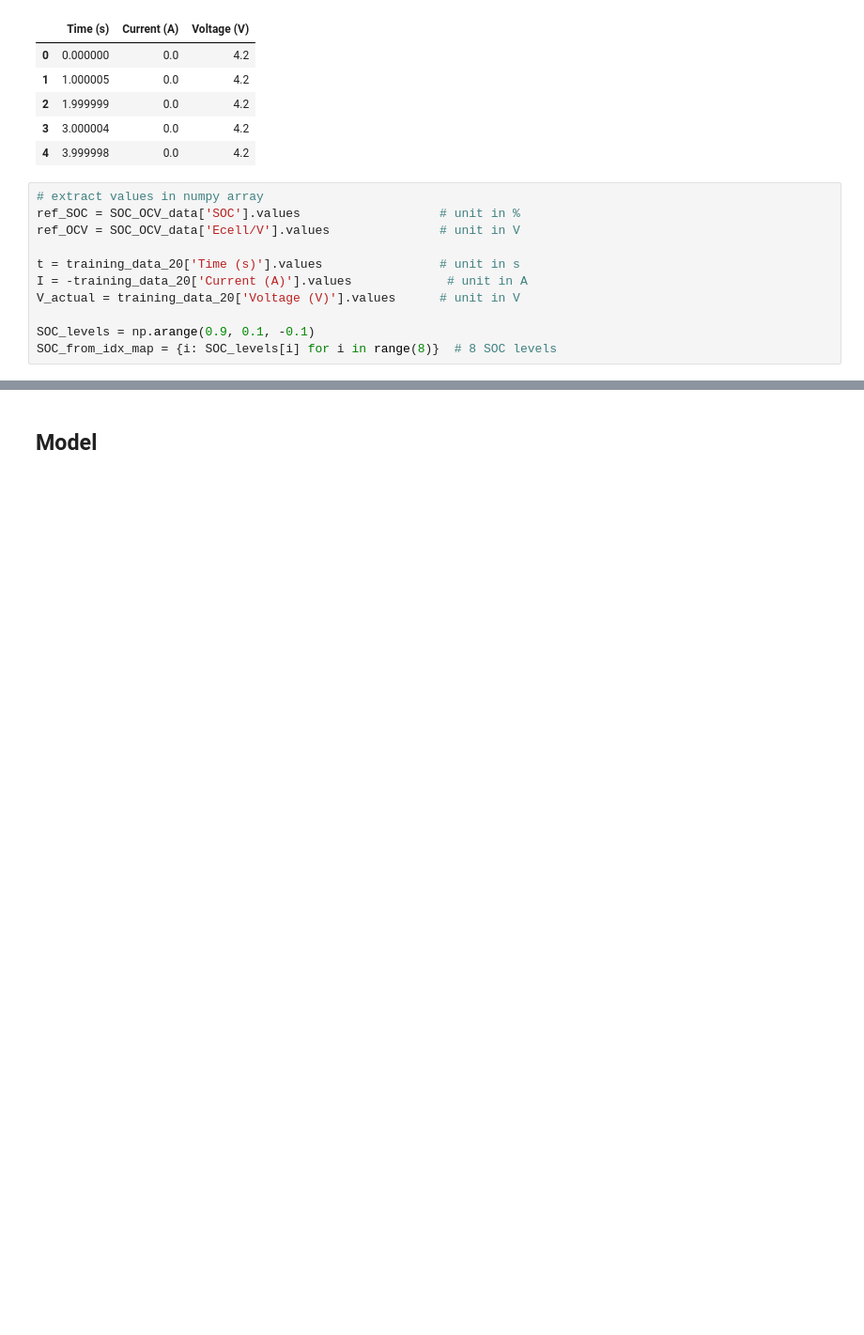
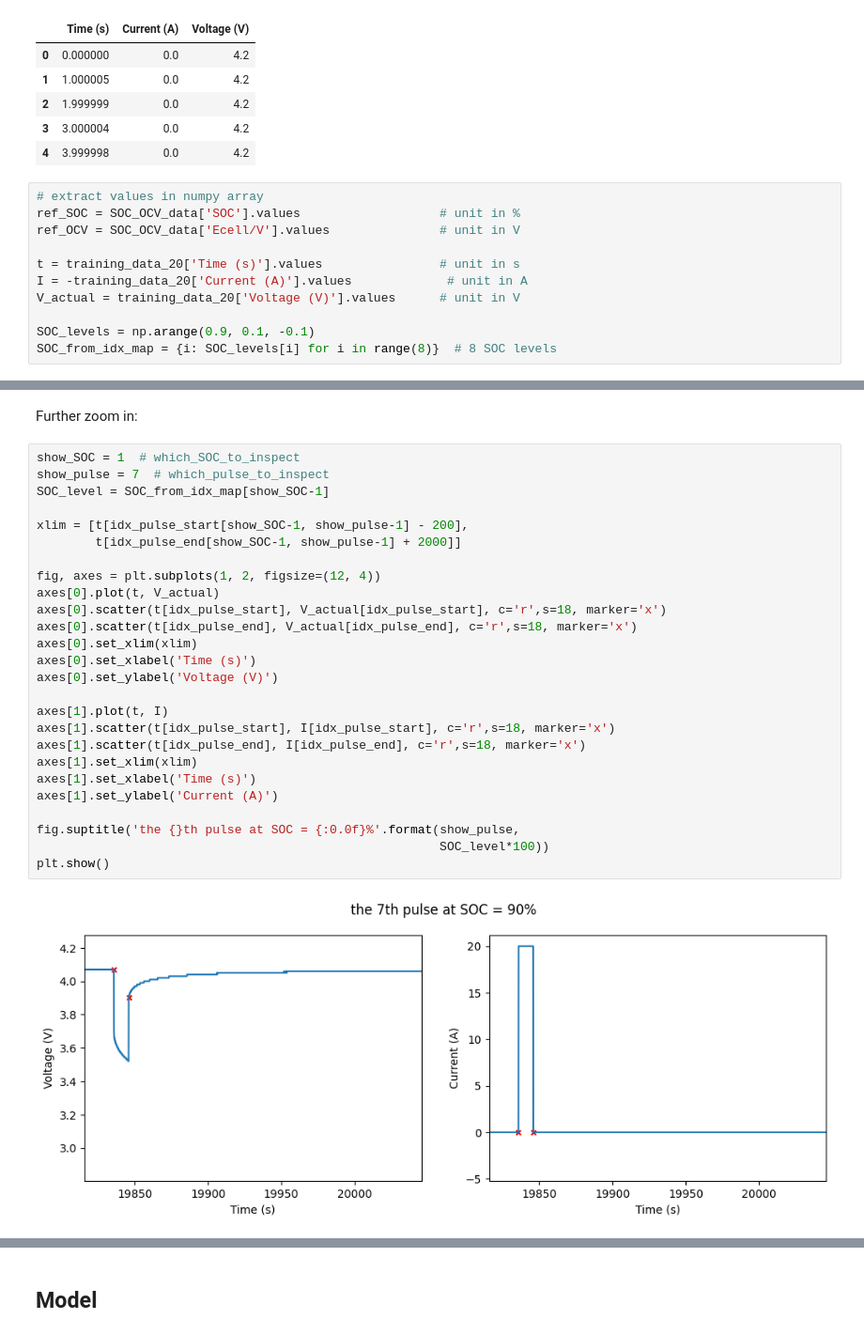
Before and after one commit to sunfanyi/modelling-of-lithium-ion-batteries, a Jupyter notebook: part_3.ipynb, the cells around one changed output, grey strips where cells are left out. Shown at 94% size. Cells and saved outputs as stored; diff of their text form; blank space fills up the shorter version.

```diff
--- a/part_3.ipynb
+++ b/part_3.ipynb
@@ -49,0 +115,30 @@ SOC_from_idx_map = {i: SOC_levels[i] for i in range(8)}  # 8 SOC levels
+# %% [markdown]
+Further zoom in:
+# %%
+show_SOC = 1  # which_SOC_to_inspect
+show_pulse = 7  # which_pulse_to_inspect
+SOC_level = SOC_from_idx_map[show_SOC-1]
+
+xlim = [t[idx_pulse_start[show_SOC-1, show_pulse-1] - 200],
+        t[idx_pulse_end[show_SOC-1, show_pulse-1] + 2000]]
+
+fig, axes = plt.subplots(1, 2, figsize=(12, 4))
+axes[0].plot(t, V_actual)
+axes[0].scatter(t[idx_pulse_start], V_actual[idx_pulse_start], c='r',s=18, marker='x')
+axes[0].scatter(t[idx_pulse_end], V_actual[idx_pulse_end], c='r',s=18, marker='x')
+axes[0].set_xlim(xlim)
+axes[0].set_xlabel('Time (s)')
+axes[0].set_ylabel('Voltage (V)')
+
+axes[1].plot(t, I)
+axes[1].scatter(t[idx_pulse_start], I[idx_pulse_start], c='r',s=18, marker='x')
+axes[1].scatter(t[idx_pulse_end], I[idx_pulse_end], c='r',s=18, marker='x')
+axes[1].set_xlim(xlim)
+axes[1].set_xlabel('Time (s)')
+axes[1].set_ylabel('Current (A)')
+
+fig.suptitle('the {}th pulse at SOC = {:0.0f}%'.format(show_pulse,
+                                                       SOC_level*100))
+plt.show()
+# %% [output]
+[figure, added]
```
Also changed, not shown: parts of 37 cells of this notebook, 2 other files.
